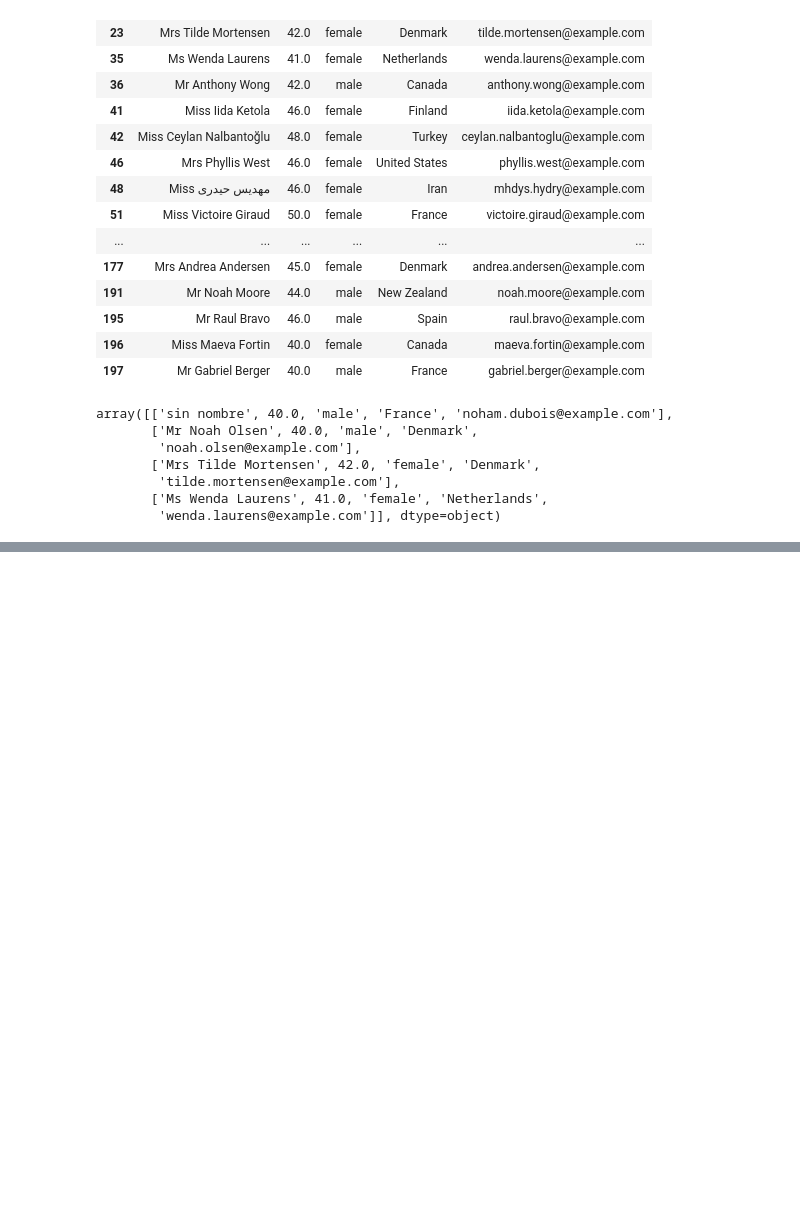
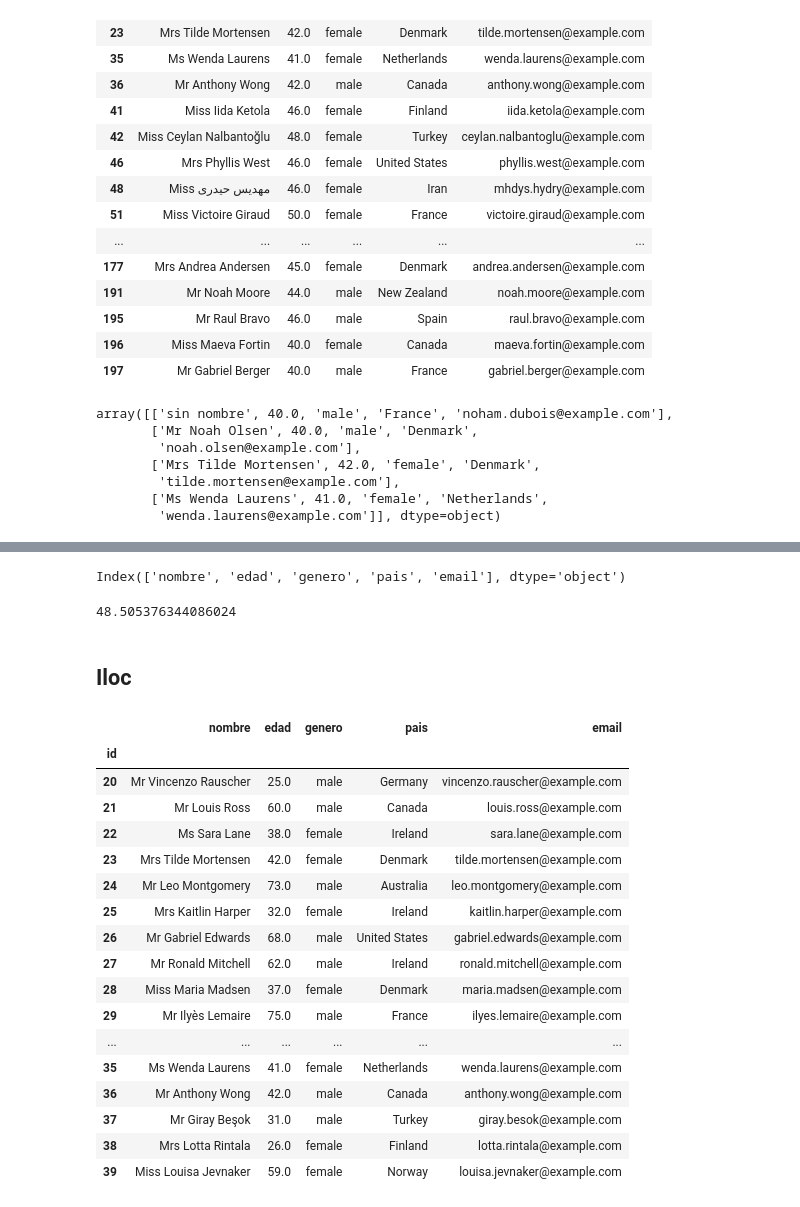
Before and after one commit to GersonVis/Tecnicas-de-IA, a Jupyter notebook: pandas.ipynb, the cells around one changed output, grey strips where cells are left out. Cells and saved outputs as stored; diff of their text form; code cells hidden in the pictures; blank space fills up the shorter version.

```diff
--- a/pandas.ipynb
+++ b/pandas.ipynb
@@ -631,0 +771,33 @@ dataframe[(dataframe["edad"]>=18)&((dataframe["pais"]=="Germany")|(dataframe["pa
+# %%
+dataframe.columns
+# %% [output]
+Index(['nombre', 'edad', 'genero', 'pais', 'email'], dtype='object')
+# %%
+## obtener el promedio de todas las mujeres mayores a 20 años
+dataframe[(dataframe["edad"]>20)&(dataframe["genero"]=="male")]["edad"].mean()
+# %% [output]
+48.505376344086024
+# %% [markdown]
+## Iloc
+# %%
+## crear un subdataframe
+dataframe.iloc[20:40]
+# %% [output]
+|  | nombre | edad | genero | pais | email |
+| id |  |  |  |  |  |
+| 20 | Mr Vincenzo Rauscher | 25.0 | male | Germany | vincenzo.rauscher@example.com |
+| 21 | Mr Louis Ross | 60.0 | male | Canada | louis.ross@example.com |
+| 22 | Ms Sara Lane | 38.0 | female | Ireland | sara.lane@example.com |
+| 23 | Mrs Tilde Mortensen | 42.0 | female | Denmark | tilde.mortensen@example.com |
+| 24 | Mr Leo Montgomery | 73.0 | male | Australia | leo.montgomery@example.com |
+| 25 | Mrs Kaitlin Harper | 32.0 | female | Ireland | kaitlin.harper@example.com |
+| 26 | Mr Gabriel Edwards | 68.0 | male | United States | gabriel.edwards@example.com |
+| 27 | Mr Ronald Mitchell | 62.0 | male | Ireland | ronald.mitchell@example.com |
+| 28 | Miss Maria Madsen | 37.0 | female | Denmark | maria.madsen@example.com |
+| 29 | Mr Ilyès Lemaire | 75.0 | male | France | ilyes.lemaire@example.com |
+| ... | ... | ... | ... | ... | ... |
+| 35 | Ms Wenda Laurens | 41.0 | female | Netherlands | wenda.laurens@example.com |
+| 36 | Mr Anthony Wong | 42.0 | male | Canada | anthony.wong@example.com |
+| 37 | Mr Giray Beşok | 31.0 | male | Turkey | giray.besok@example.com |
+| 38 | Mrs Lotta Rintala | 26.0 | female | Finland | lotta.rintala@example.com |
+| 39 | Miss Louisa Jevnaker | 59.0 | female | Norway | louisa.jevnaker@example.com |
```
Also changed, not shown: parts of 24 cells of this notebook, 1 other file.
